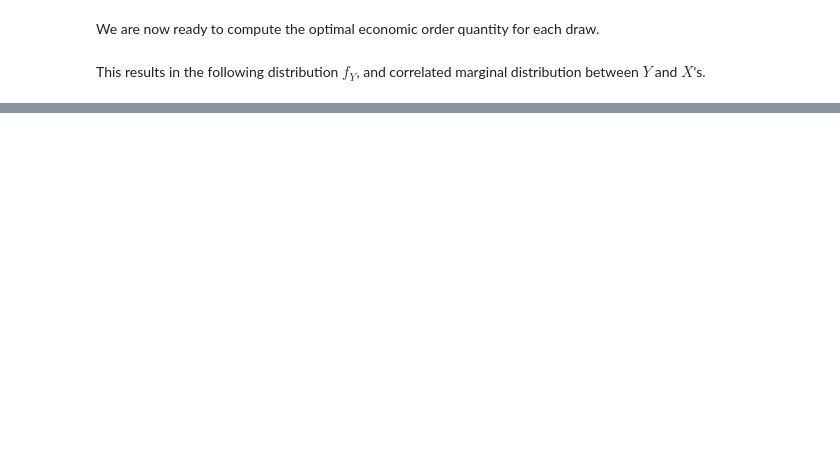
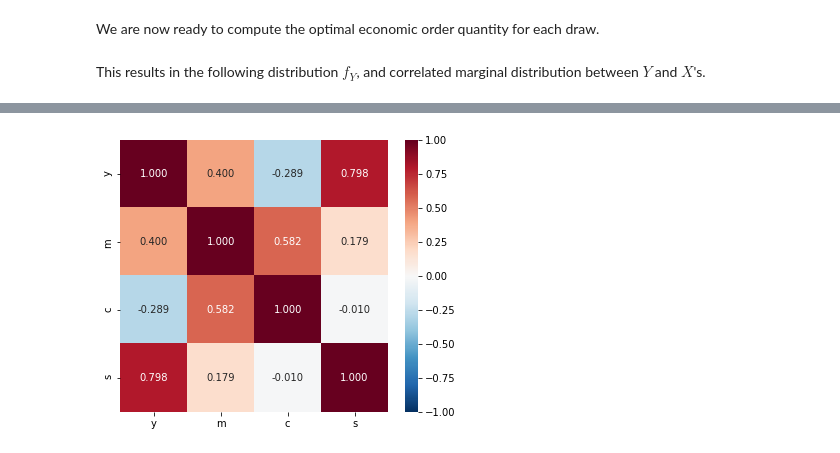
Before and after one commit to OpenSourceEconomics/econsa, a Jupyter notebook: docs/source/tutorials/copulas_sampling.ipynb, the cells around one changed output, grey strips where cells are left out. Cells and saved outputs as stored; diff of their text form; code cells hidden in the pictures; blank space fills up the shorter version.

```diff
--- a/docs/source/tutorials/copulas_sampling.ipynb
+++ b/docs/source/tutorials/copulas_sampling.ipynb
@@ -85,0 +118,4 @@ g.fig
+# %%
+fig
+# %% [output]
+[figure, added]
```
Also changed, not shown: parts of 15 cells of this notebook.
